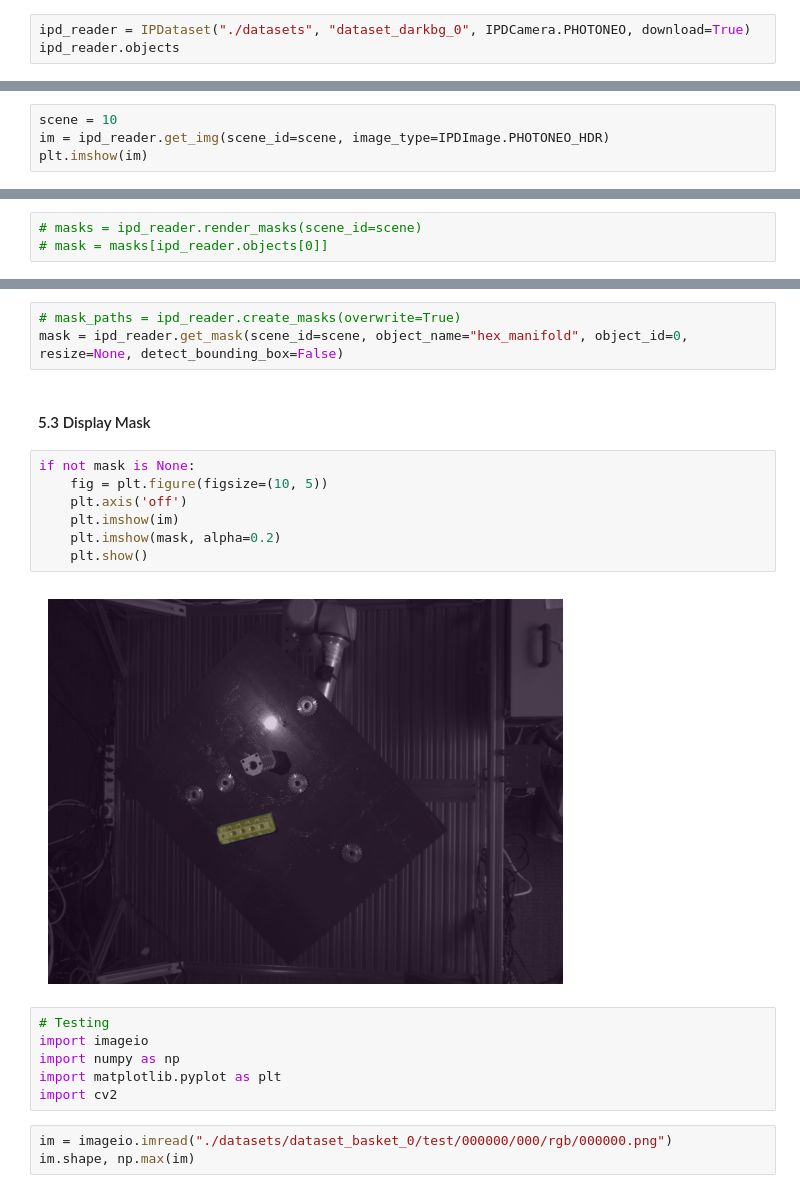
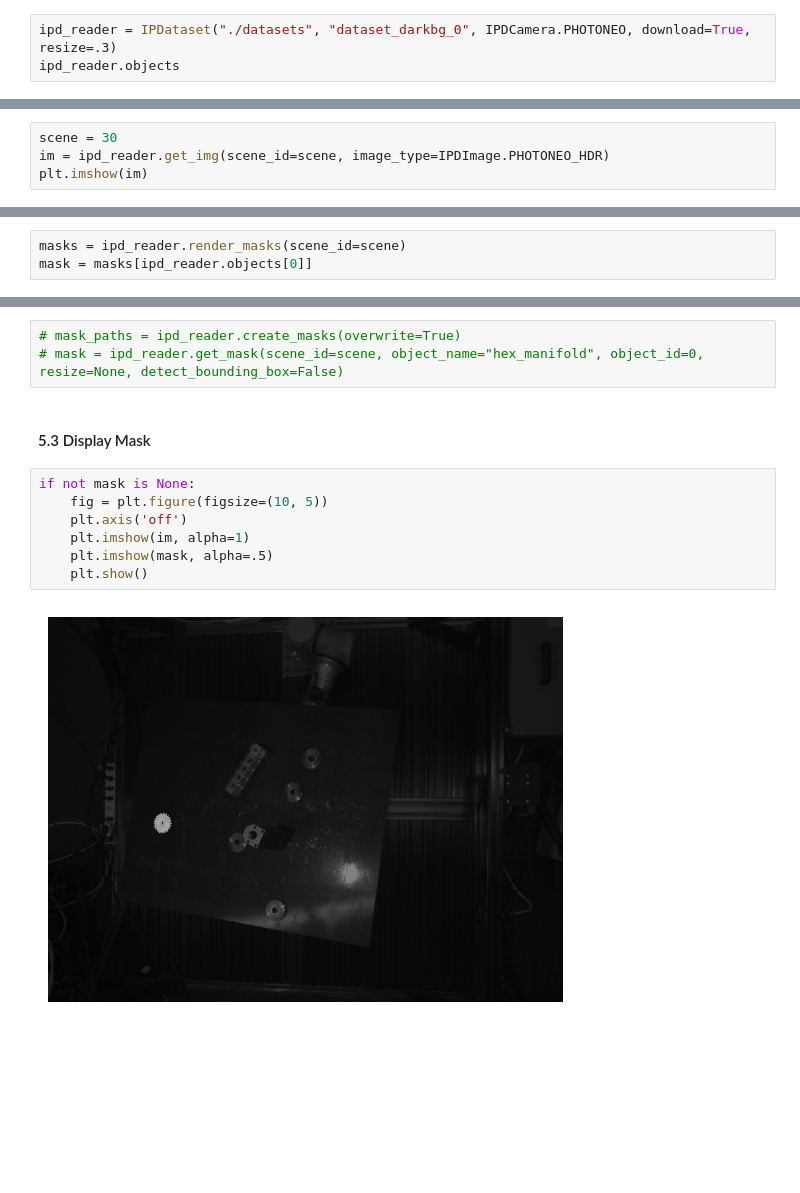
Before and after one commit to intrinsic-ai/ipd, a Jupyter notebook: render.ipynb, the cells around one changed output, grey strips where cells are left out. Saved outputs shown, nothing was run; the diff lists cells and outputs as text; blank space fills up the shorter version.

```diff
--- a/render.ipynb
+++ b/render.ipynb
@@ -25,7 +25,7 @@ logging.basicConfig(level=logging.INFO)
 # %% [markdown]
 ## 2. Download (if not exists) and load dataset
 # %%
-ipd_reader = IPDataset("./datasets", "dataset_darkbg_0", IPDCamera.PHOTONEO, download=True)
+ipd_reader = IPDataset("./datasets", "dataset_darkbg_0", IPDCamera.PHOTONEO, download=True, resize=.3)
 ipd_reader.objects
 # %% [output]
 INFO:intrinsic_ipd.ipd:
@@ -44,7 +46,7 @@ INFO:intrinsic_ipd.ipd:
 
 Note that the rendering code uses `pyrender` for offscreen rendering. Please specify a compatible backend. See pyrender's official documentation [here](https://pyrender.readthedocs.io/en/latest/examples/offscreen.html).
 # %%
-scene = 10
+scene = 30
 im = ipd_reader.get_img(scene_id=scene, image_type=IPDImage.PHOTONEO_HDR)
 plt.imshow(im)
 # %% [output]
@@ -84,30 +85,21 @@ plt.imshow(color, alpha=1)
 # %% [markdown]
 #### 5.1 Render (but don't save) masks for all objects in a scene
 # %%
-# masks = ipd_reader.render_masks(scene_id=scene)
-# mask = masks[ipd_reader.objects[0]]
+masks = ipd_reader.render_masks(scene_id=scene)
+mask = masks[ipd_reader.objects[0]]
 # %% [markdown]
 #### 5.2 Generate and Save Masks for all objects in all scenes
 # %%
 # mask_paths = ipd_reader.create_masks(overwrite=True)
-mask = ipd_reader.get_mask(scene_id=scene, object_name="hex_manifold", object_id=0, resize=None, detect_bounding_box=False)
+# mask = ipd_reader.get_mask(scene_id=scene, object_name="hex_manifold", object_id=0, resize=None, detect_bounding_box=False)
 # %% [markdown]
 #### 5.3 Display Mask
 # %%
 if not mask is None:
     fig = plt.figure(figsize=(10, 5))
     plt.axis('off')
-    plt.imshow(im)
-    plt.imshow(mask, alpha=0.2)
+    plt.imshow(im, alpha=1)
+    plt.imshow(mask, alpha=.5)
     plt.show()
 # %% [output]
-[figure, old version]
+[figure, new version]
-# %%
-# Testing
-import imageio
-import numpy as np
-import matplotlib.pyplot as plt
-import cv2
-# %%
-im = imageio.imread("./datasets/dataset_basket_0/test/000000/000/rgb/000000.png")
-im.shape, np.max(im)
```
Also changed, not shown: parts of 19 cells of this notebook, 9 other files.
